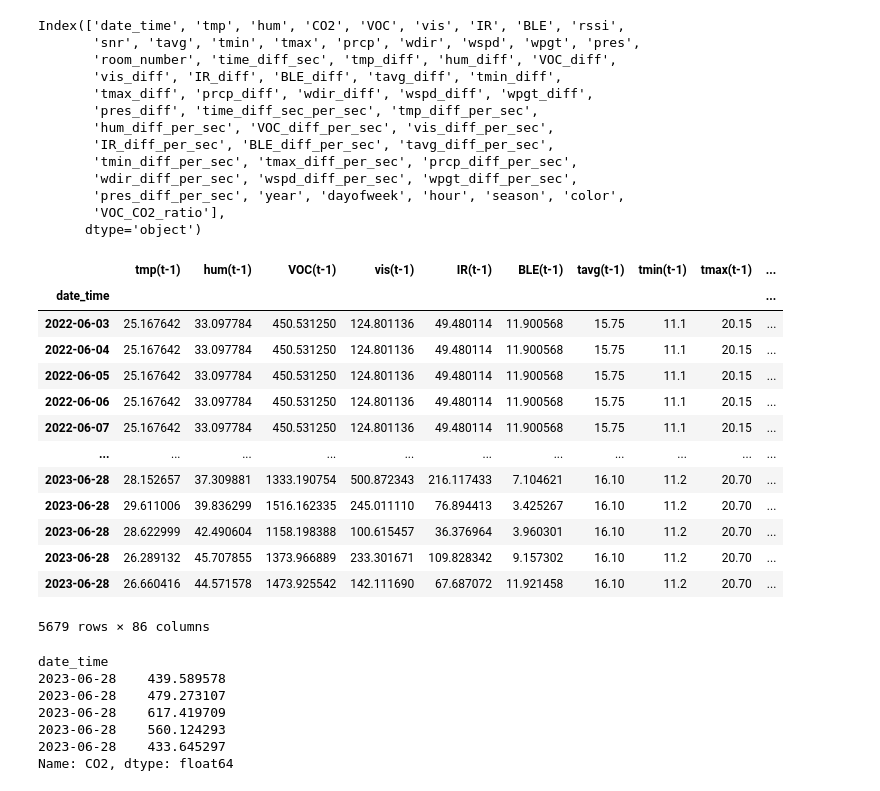
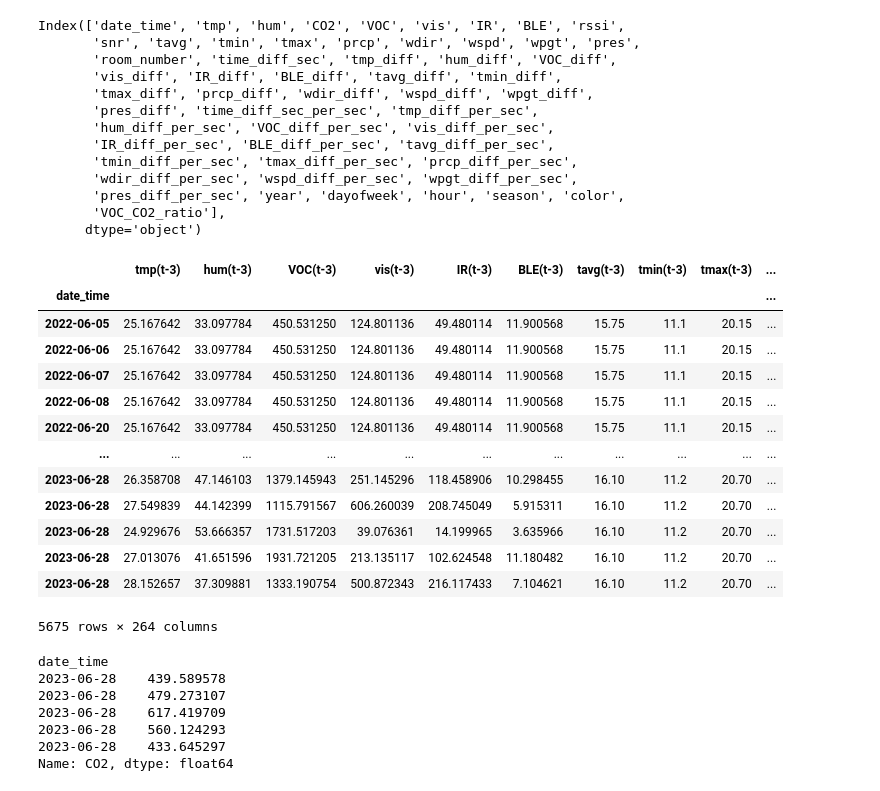
Before and after one commit to dan-vp/iot_co2_ampel_m, a Jupyter notebook: CO2_forecasting.ipynb, the cells around one changed output. Drawn from its saved outputs; the diff is of its cells as text; code cells hidden in the pictures.

```diff
--- a/CO2_forecasting.ipynb
+++ b/CO2_forecasting.ipynb
@@ -69,25 +69,25 @@ def transform_data_for_forecasting(data, label_name, n_in, n_out, dropna = True)
 
     return data_reframed
 # %%
-train_reframed = transform_data_for_forecasting(df_train, "CO2", 1, 1)
-test_reframed = transform_data_for_forecasting(df_test, "CO2", 1, 1)
+train_reframed = transform_data_for_forecasting(df_train, "CO2", 3, 3)
+test_reframed = transform_data_for_forecasting(df_test, "CO2", 3, 3)
+
+train_reframed
+# %% [output]
+|  | tmp(t-3) | hum(t-3) | VOC(t-3) | vis(t-3) | IR(t-3) | BLE(t-3) | tavg(t-3) | tmin(t-3) | tmax(t-3) | ... |
+| date_time |  |  |  |  |  |  |  |  |  | ... |
+| 2022-06-05 | 25.167642 | 33.097784 | 450.531250 | 124.801136 | 49.480114 | 11.900568 | 15.75 | 11.1 | 20.15 | ... |
+| 2022-06-06 | 25.167642 | 33.097784 | 450.531250 | 124.801136 | 49.480114 | 11.900568 | 15.75 | 11.1 | 20.15 | ... |
+| 2022-06-07 | 25.167642 | 33.097784 | 450.531250 | 124.801136 | 49.480114 | 11.900568 | 15.75 | 11.1 | 20.15 | ... |
+| 2022-06-08 | 25.167642 | 33.097784 | 450.531250 | 124.801136 | 49.480114 | 11.900568 | 15.75 | 11.1 | 20.15 | ... |
+| 2022-06-20 | 25.167642 | 33.097784 | 450.531250 | 124.801136 | 49.480114 | 11.900568 | 15.75 | 11.1 | 20.15 | ... |
+| ... | ... | ... | ... | ... | ... | ... | ... | ... | ... | ... |
+| 2023-06-28 | 26.358708 | 47.146103 | 1379.145943 | 251.145296 | 118.458906 | 10.298455 | 16.10 | 11.2 | 20.70 | ... |
+| 2023-06-28 | 27.549839 | 44.142399 | 1115.791567 | 606.260039 | 208.745049 | 5.915311 | 16.10 | 11.2 | 20.70 | ... |
+| 2023-06-28 | 24.929676 | 53.666357 | 1731.517203 | 39.076361 | 14.199965 | 3.635966 | 16.10 | 11.2 | 20.70 | ... |
+| 2023-06-28 | 27.013076 | 41.651596 | 1931.721205 | 213.135117 | 102.624548 | 11.180482 | 16.10 | 11.2 | 20.70 | ... |
+| 2023-06-28 | 28.152657 | 37.309881 | 1333.190754 | 500.872343 | 216.117433 | 7.104621 | 16.10 | 11.2 | 20.70 | ... |
+5675 rows × 264 columns
-# %%
-train_reframed
-# %% [output]
-|  | tmp(t-1) | hum(t-1) | VOC(t-1) | vis(t-1) | IR(t-1) | BLE(t-1) | tavg(t-1) | tmin(t-1) | tmax(t-1) | ... |
-| date_time |  |  |  |  |  |  |  |  |  | ... |
-| 2022-06-03 | 25.167642 | 33.097784 | 450.531250 | 124.801136 | 49.480114 | 11.900568 | 15.75 | 11.1 | 20.15 | ... |
-| 2022-06-04 | 25.167642 | 33.097784 | 450.531250 | 124.801136 | 49.480114 | 11.900568 | 15.75 | 11.1 | 20.15 | ... |
-| 2022-06-05 | 25.167642 | 33.097784 | 450.531250 | 124.801136 | 49.480114 | 11.900568 | 15.75 | 11.1 | 20.15 | ... |
-| 2022-06-06 | 25.167642 | 33.097784 | 450.531250 | 124.801136 | 49.480114 | 11.900568 | 15.75 | 11.1 | 20.15 | ... |
-| 2022-06-07 | 25.167642 | 33.097784 | 450.531250 | 124.801136 | 49.480114 | 11.900568 | 15.75 | 11.1 | 20.15 | ... |
-| ... | ... | ... | ... | ... | ... | ... | ... | ... | ... | ... |
-| 2023-06-28 | 28.152657 | 37.309881 | 1333.190754 | 500.872343 | 216.117433 | 7.104621 | 16.10 | 11.2 | 20.70 | ... |
-| 2023-06-28 | 29.611006 | 39.836299 | 1516.162335 | 245.011110 | 76.894413 | 3.425267 | 16.10 | 11.2 | 20.70 | ... |
-| 2023-06-28 | 28.622999 | 42.490604 | 1158.198388 | 100.615457 | 36.376964 | 3.960301 | 16.10 | 11.2 | 20.70 | ... |
-| 2023-06-28 | 26.289132 | 45.707855 | 1373.966889 | 233.301671 | 109.828342 | 9.157302 | 16.10 | 11.2 | 20.70 | ... |
-| 2023-06-28 | 26.660416 | 44.571578 | 1473.925542 | 142.111690 | 67.687072 | 11.921458 | 16.10 | 11.2 | 20.70 | ... |
-5679 rows × 86 columns
 # %%
 df_train.tail()["CO2"]
 # %% [output]
```
Also changed, not shown: parts of 5 cells of this notebook.
